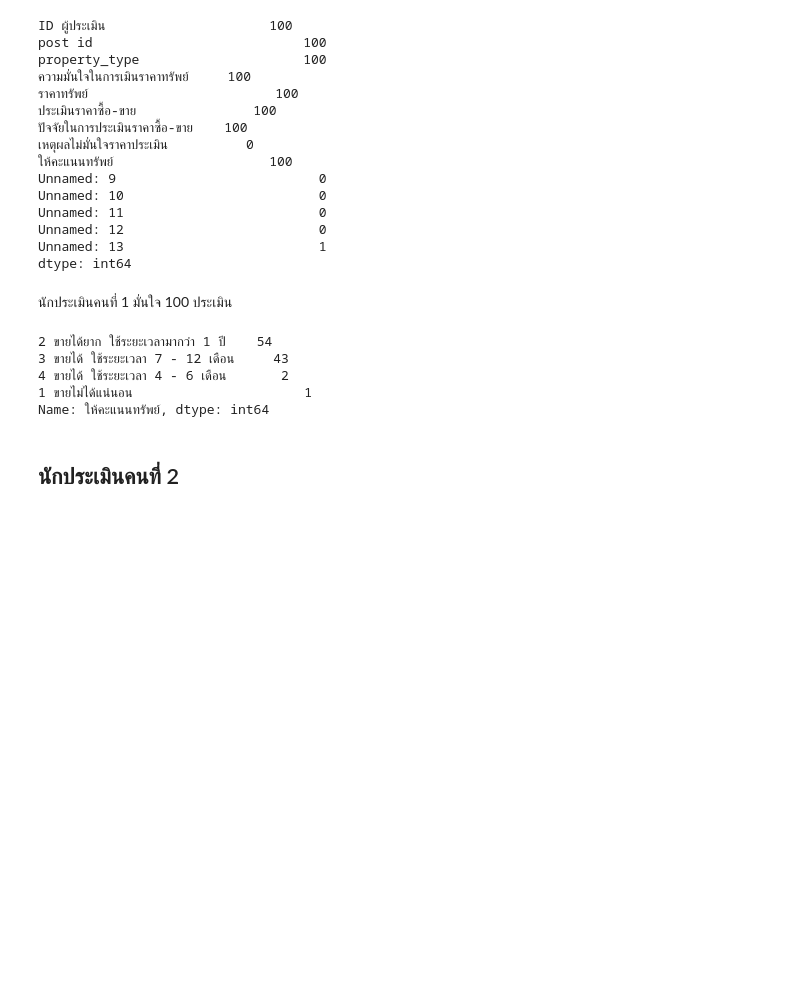
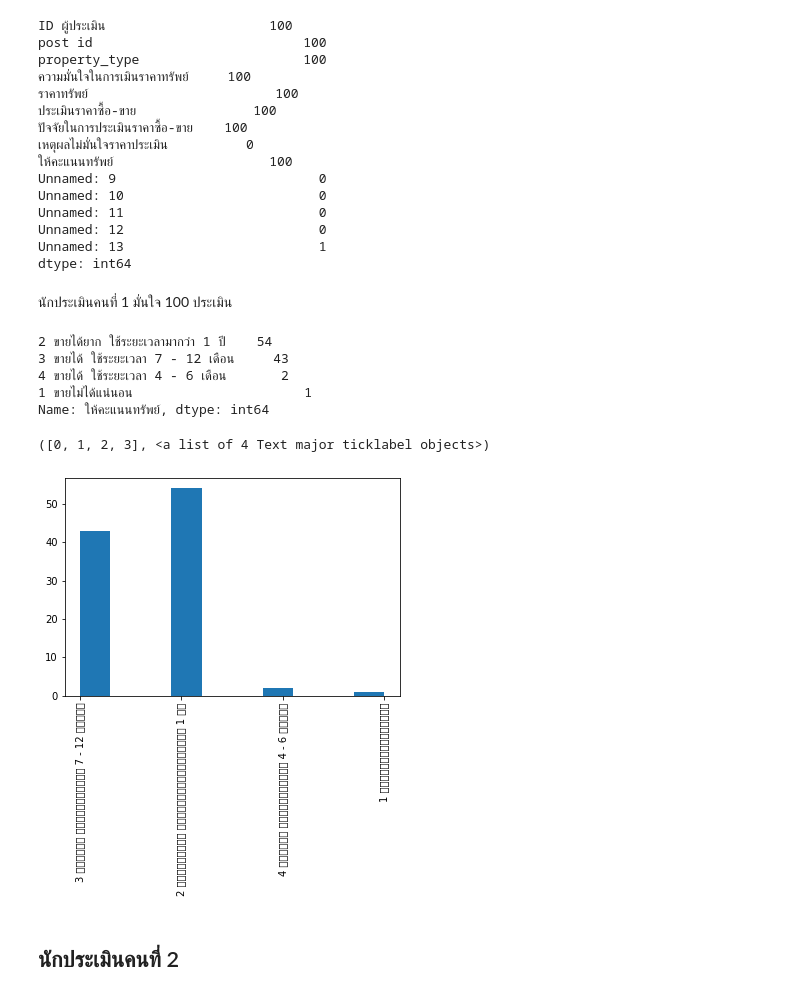
Before and after one commit to Phimphakanph22/bsc_dpdm22, a Jupyter notebook: [Dataprep1]_property_estimator.ipynb, the cells around one changed output. Saved outputs shown, nothing was run; the diff lists cells and outputs as text; code cells hidden in the pictures; blank space fills up the shorter version.

```diff
--- a/[Dataprep1]_property_estimator.ipynb
+++ b/[Dataprep1]_property_estimator.ipynb
@@ -35,8 +35,8 @@ home.head()
 # %% [markdown]
 ## นักประเมินคนที่ 1
 # %%
-est1 = home[home['ID ผู้ประเมิน']==1]
-est1
+assessor1 = home[home['ID ผู้ประเมิน']==1]
+assessor1
 # %% [output]
 |  | ID ผู้ประเมิน | post id | property_type | ความมั่นใจในการเมินราคาทรัพย์ | ราคาทรัพย์ | ประเมินราคาซื้อ-ขาย | ... |
 | 0 | 1 | https://nayoo.co/khonkaen/posts/25 | บ้านเดี่ยว | มั่นใจ | 2700000.0 | 2500000.0 | ... |
@@ -94,8 +94,11 @@ Name: ให้คะแนนทรัพย์, dtype: int64
 # %%
 import matplotlib.pyplot as plt
 # %%
-ret1_score = plt.hist(est1['ให้คะแนนทรัพย์'])
+ret1_score = plt.hist(assessor1['ให้คะแนนทรัพย์'])
 plt.xticks(rotation='vertical')
+# %% [output]
+([0, 1, 2, 3], <a list of 4 Text major ticklabel objects>)
+[figure, added]
 # %% [markdown]
 ## นักประเมินคนที่ 2
 # %%
```
Also changed, not shown: parts of 66 cells of this notebook.
